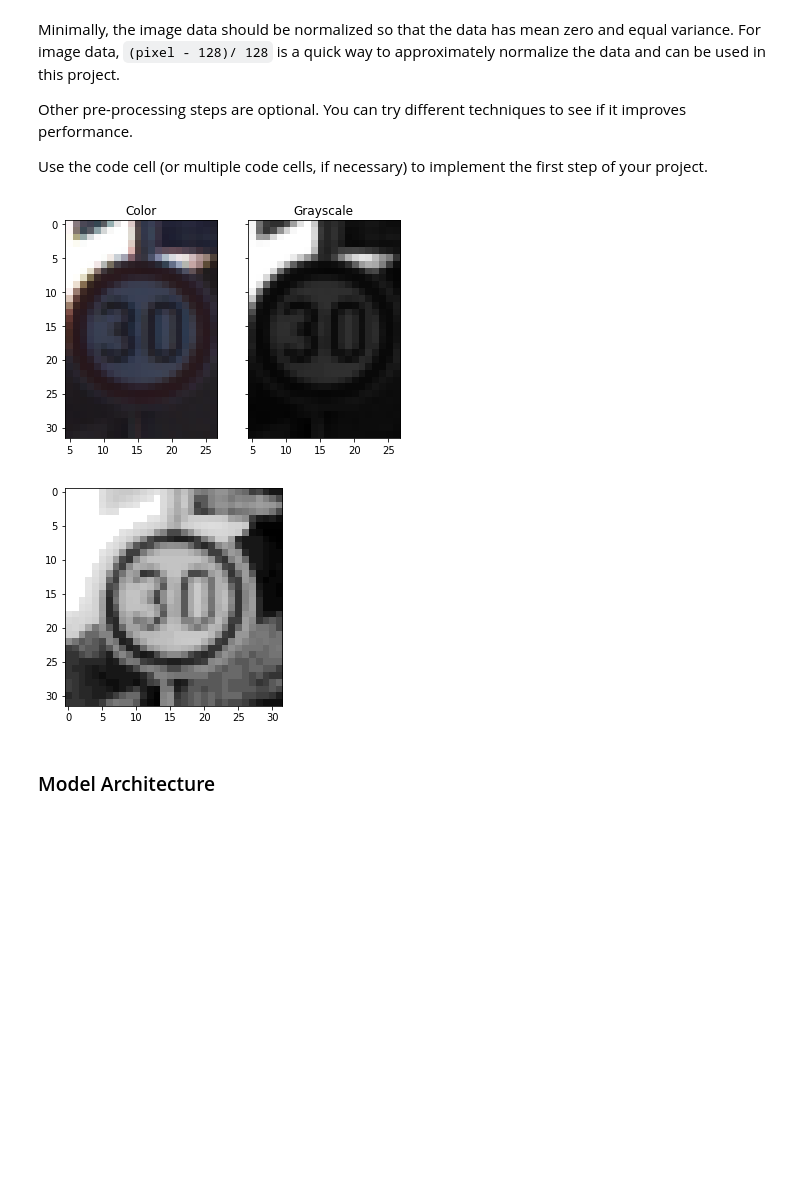
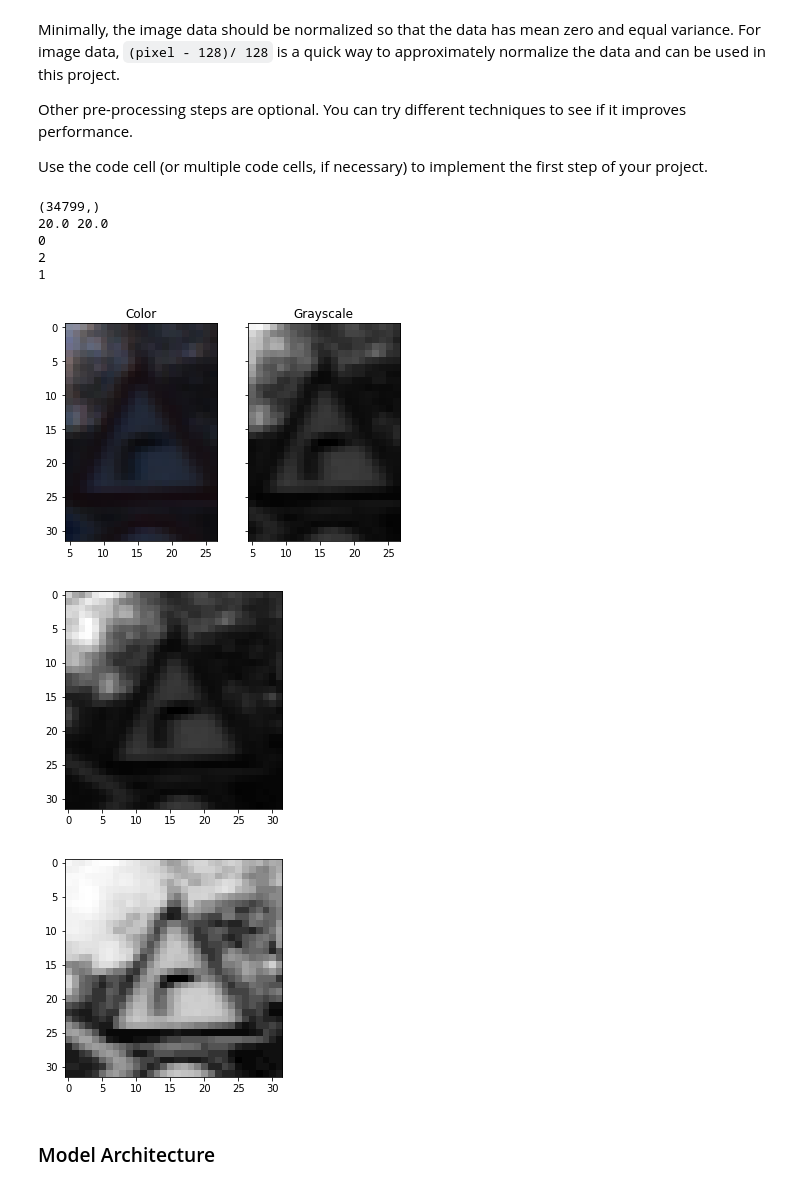
Before and after one commit to hassmuha/CarND-Traffic-Sign-Classifier-Project-Submit, a Jupyter notebook: Traffic_Sign_Classifier.ipynb, the cells around one changed output. Drawn from its saved outputs; the diff is of its cells as text; code cells hidden in the pictures; blank space fills up the shorter version.

Commit message:
Histogram equalisation

```diff
--- a/Traffic_Sign_Classifier.ipynb
+++ b/Traffic_Sign_Classifier.ipynb
@@ -178,42 +178,65 @@ def normalize_data(image_data):
     image_data_max = 255
     return a + ( ( (image_data - image_data_min)*(b - a) )/( image_data_max - image_data_min ) )
 
-X_train_gray = np.zeros((n_train, image_shape[0],image_shape[1],1))
+X_train_gray = np.zeros((n_train*2, image_shape[0],image_shape[1],1))
 X_valid_gray = np.zeros((n_validation, image_shape[0],image_shape[1],1))
 X_test_gray = np.zeros((n_test, image_shape[0],image_shape[1],1))
 
 # grayscale does not worsen the performance
-X_train_gray[:,:,:,0] = RGB2GRAY(X_train)
+X_train_gray[0:n_train,:,:,0] = RGB2GRAY(X_train)
 X_valid_gray[:,:,:,0] = RGB2GRAY(X_valid)
 X_test_gray[:,:,:,0] = RGB2GRAY(X_test)
 image_shape[2] = 1
 
 #drawing the grayscale image
-index = 2424
+index = 26124
 image = X_train_gray[index].squeeze()
 f, axarr = plt.subplots(1, 2, sharey=True)
 axarr[0].imshow(X_train[index].squeeze())
 axarr[0].set_title('Color')
 axarr[1].imshow(image, cmap="gray")
 axarr[1].set_title('Grayscale')
 
 #plt.figure(figsize=(2,2))
 #plt.imshow(X_train[index].squeeze())
 #plt.figure(figsize=(2,2))
 #plt.imshow(image, cmap="gray")
 #applying histogram equalization
 import cv2
-image = cv2.equalizeHist( image.astype(np.uint8) );
+for idx in range(0, n_train):
+    image = X_train_gray[idx]
+    X_train_gray[idx+n_train,:,:,0] = cv2.equalizeHist( image.astype(np.uint8) );
 plt.figure()
+image = X_train_gray[index].squeeze()
 plt.imshow(image, cmap="gray")
+plt.figure()
+image = X_train_gray[index+n_train].squeeze()
+plt.imshow(image, cmap="gray")
+#n_train = n_train*2
+
+print(y_train.shape)
+temp_y_train = y_train
+y_train = np.zeros((n_train*2))
+y_train[0:n_train] = temp_y_train
+y_train[n_train:2*n_train] = temp_y_train
+print(y_train[index],y_train[index+n_train])
+
+#index = random.randint(0, 2)
+#print(index)
 
 
 X_train_preP = normalize_data(X_train_gray)
 X_valid_preP = normalize_data(X_valid_gray)
 X_test_preP = normalize_data(X_test_gray)
 # %% [output]
+(34799,)
+20.0 20.0
+0
+2
+1
-[figure, old version]
+[figure, new version]
-[figure, old version]
+[figure, new version]
+[figure, added]
 # %% [markdown]
 ### Model Architecture
 # %%
```
Also changed, not shown: parts of 3 cells of this notebook.
